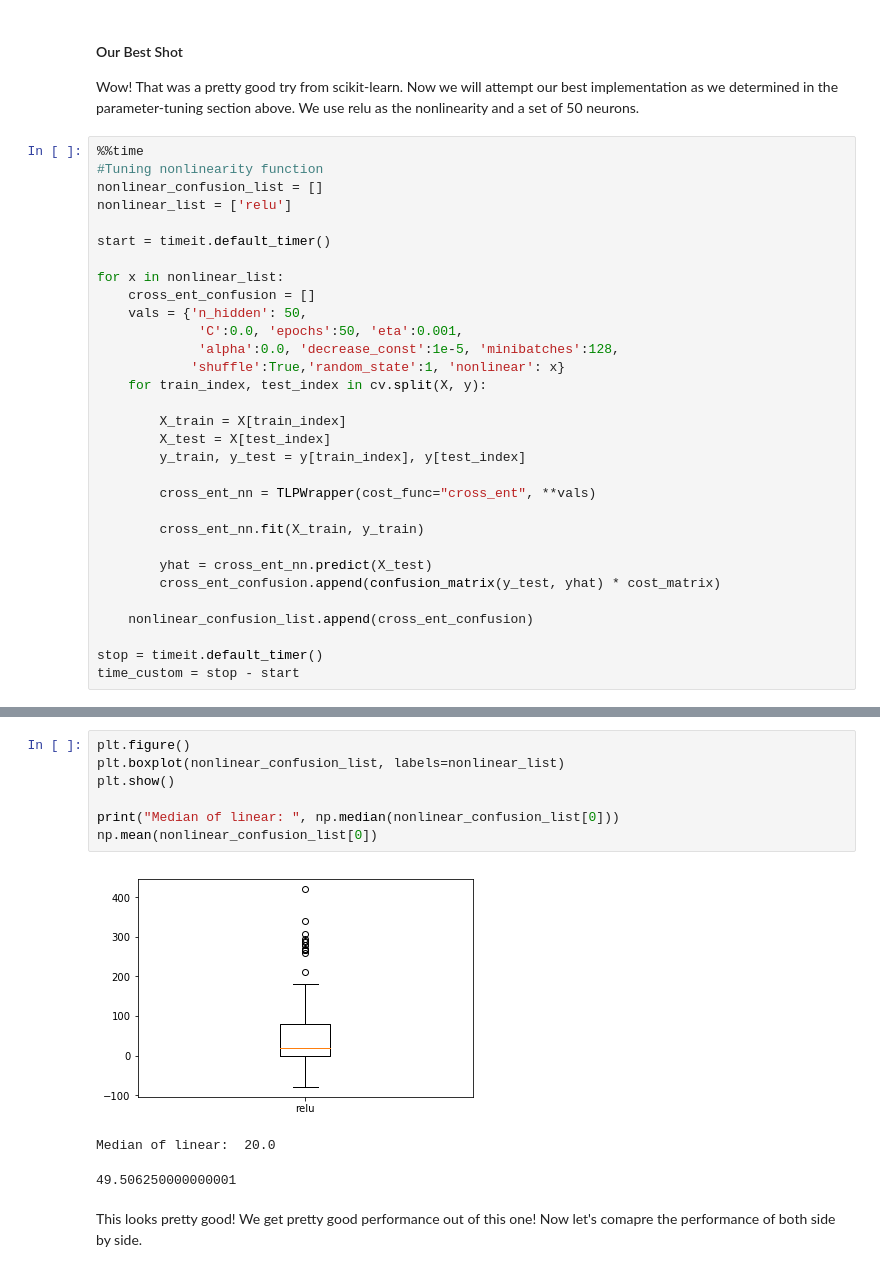
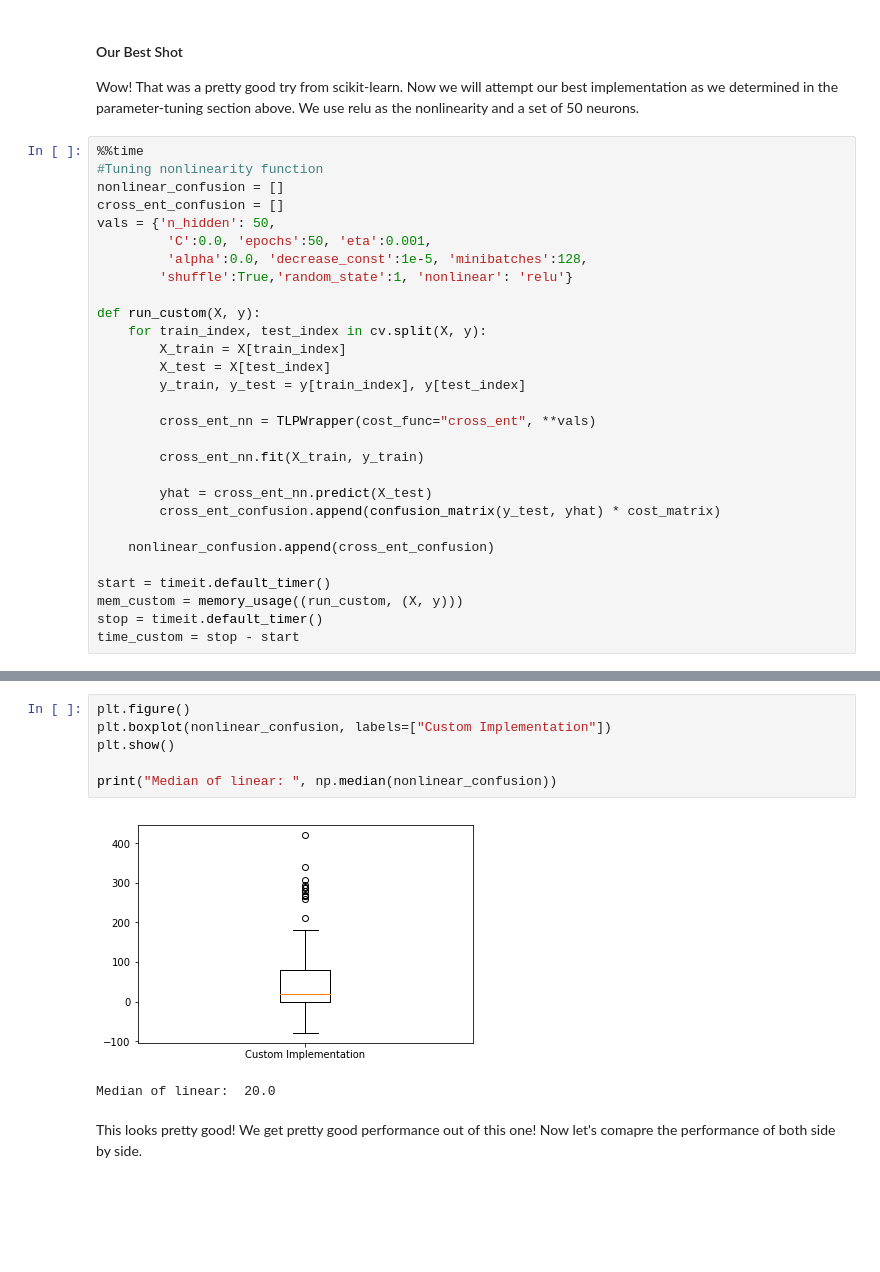
Before and after one commit to CT-Kyle/ML-Labs, a Jupyter notebook: lab5/lab5.ipynb, the cells around one changed output, grey strips where cells are left out. Drawn from its saved outputs; the diff is of its cells as text; blank space fills up the shorter version.

```diff
--- a/lab5/lab5.ipynb
+++ b/lab5/lab5.ipynb
@@ -655,19 +652,15 @@ Wow! That was a pretty good try from scikit-learn. Now we will attempt our best
 # %%
 %%time
 #Tuning nonlinearity function
-nonlinear_confusion_list = []
-nonlinear_list = ['relu']
+nonlinear_confusion = []
+cross_ent_confusion = []
+vals = {'n_hidden': 50,
+         'C':0.0, 'epochs':50, 'eta':0.001,
+         'alpha':0.0, 'decrease_const':1e-5, 'minibatches':128,
+        'shuffle':True,'random_state':1, 'nonlinear': 'relu'}
 
-start = timeit.default_timer()
-
-for x in nonlinear_list:
-    cross_ent_confusion = []
-    vals = {'n_hidden': 50,
-             'C':0.0, 'epochs':50, 'eta':0.001,
-             'alpha':0.0, 'decrease_const':1e-5, 'minibatches':128,
-            'shuffle':True,'random_state':1, 'nonlinear': x}
+def run_custom(X, y):
     for train_index, test_index in cv.split(X, y):
-
         X_train = X[train_index]
         X_test = X[test_index]
         y_train, y_test = y[train_index], y[test_index]
@@ -679,8 +672,10 @@ for x in nonlinear_list:
         yhat = cross_ent_nn.predict(X_test)
         cross_ent_confusion.append(confusion_matrix(y_test, yhat) * cost_matrix)
 
-    nonlinear_confusion_list.append(cross_ent_confusion)
+    nonlinear_confusion.append(cross_ent_confusion)
 
+start = timeit.default_timer()
+mem_custom = memory_usage((run_custom, (X, y)))
 stop = timeit.default_timer()
 time_custom = stop - start
 # %% [output]
@@ -688,14 +683,12 @@ Wall time: 1min 18s
 # %%
 plt.figure()
-plt.boxplot(nonlinear_confusion_list, labels=nonlinear_list)
+plt.boxplot(nonlinear_confusion, labels=["Custom Implementation"])
 plt.show()
 
-print("Median of linear: ", np.median(nonlinear_confusion_list[0]))
-np.mean(nonlinear_confusion_list[0])
+print("Median of linear: ", np.median(nonlinear_confusion))
 # %% [output]
-[figure, old version]
+[figure, new version]
 Median of linear:  20.0
-49.506250000000001
 # %% [markdown]
 This looks pretty good! We get pretty good performance out of this one! Now let's comapre the performance of both side by side.
 # %% [markdown]
```
Also changed, not shown: parts of 15 cells of this notebook.
